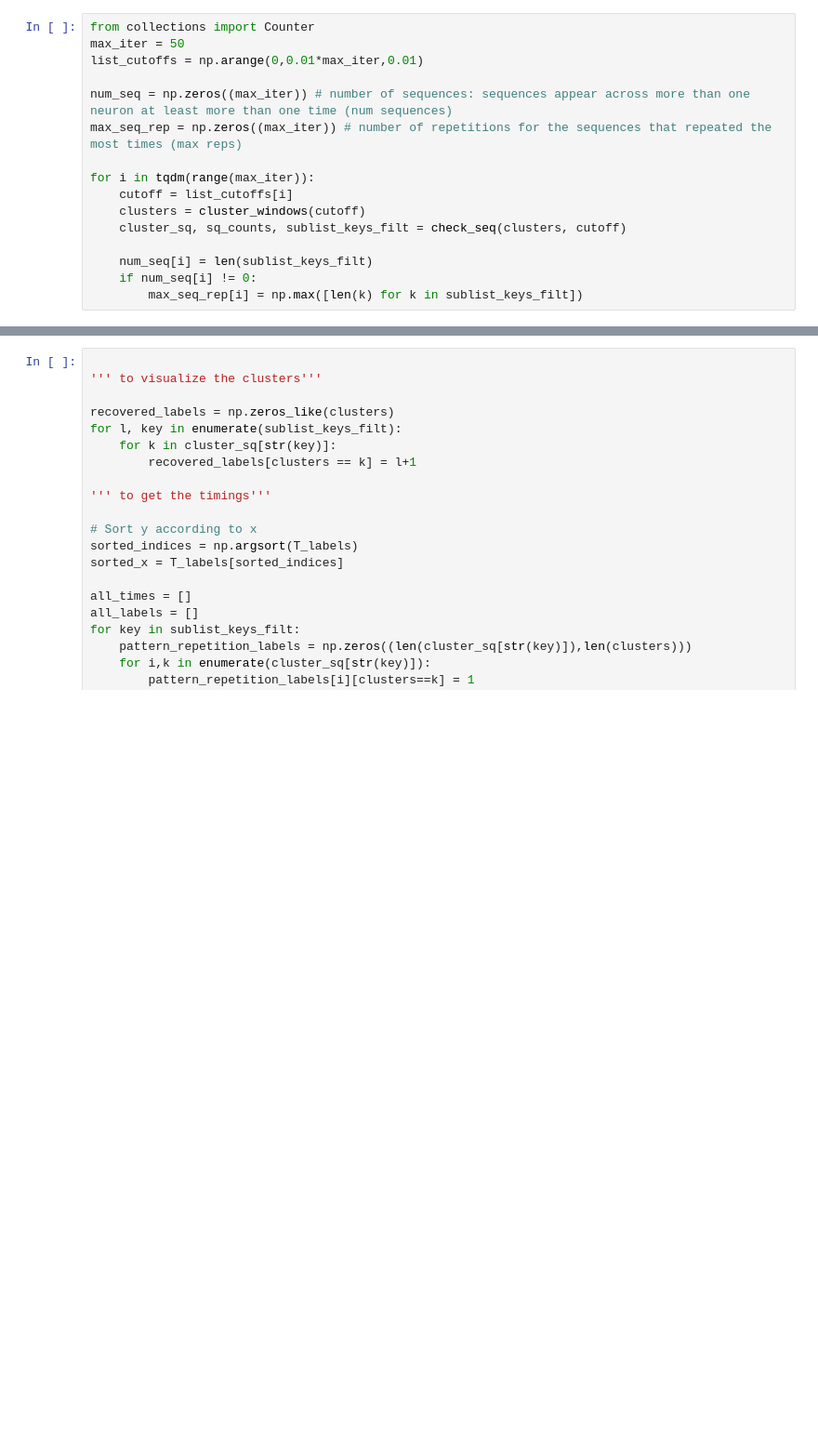
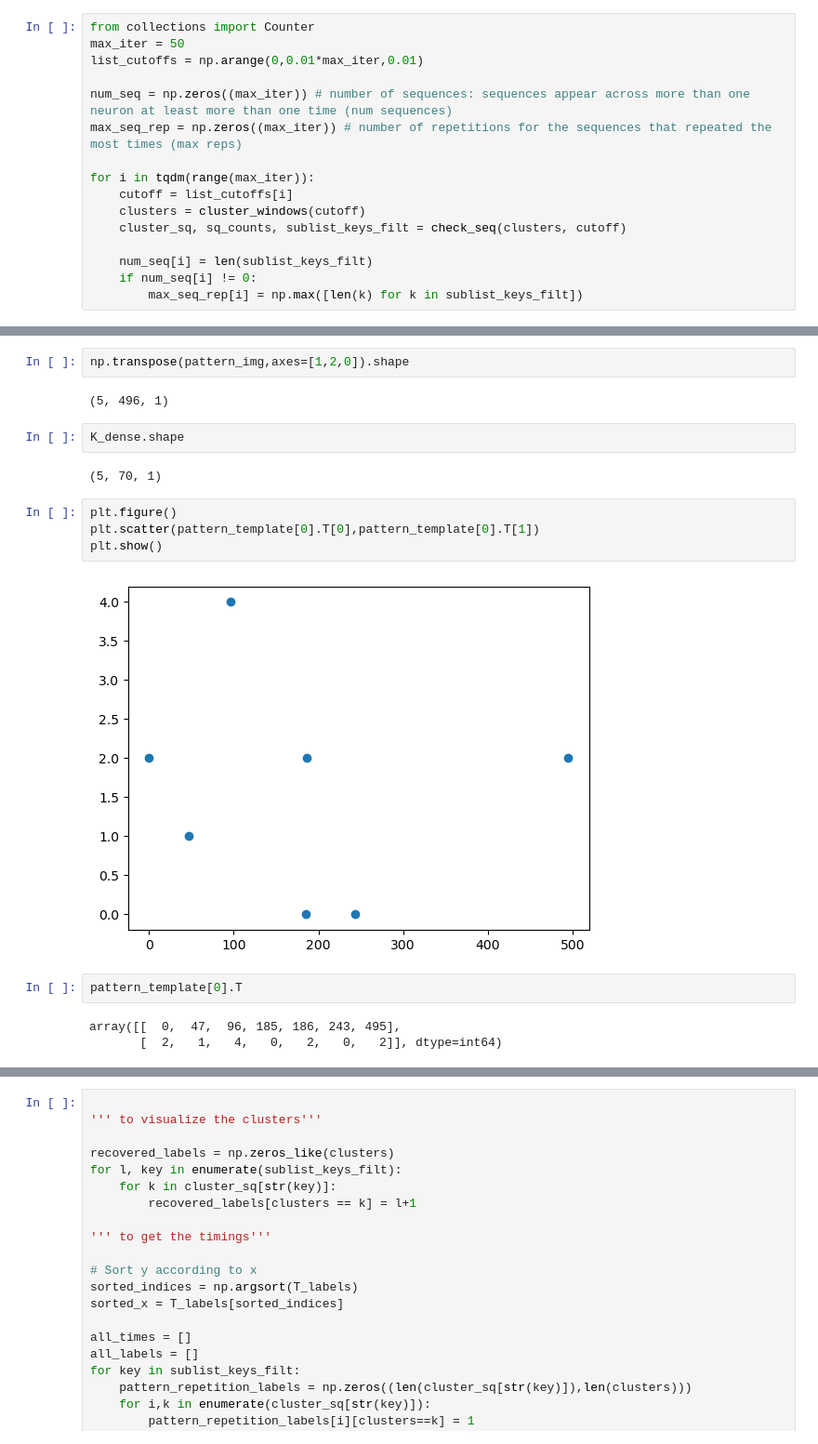
Before and after one commit to CosmicSurgery/thesis_notebooks, a Jupyter notebook: 2023.07.23 - Unsupervised Learning/Practice notebooks/2023.09.05 - UL HDP Implementing adaptive thresholding, CLEAN.ipynb, the cells around one changed output, grey strips where cells are left out. Shown at 93% size. Drawn from its saved outputs; the diff is of its cells as text; blank space fills up the shorter version.

```diff
--- a/2023.07.23 - Unsupervised Learning/Practice notebooks/2023.09.05 - UL HDP Implementing adaptive thresholding, CLEAN.ipynb
+++ b/2023.07.23 - Unsupervised Learning/Practice notebooks/2023.09.05 - UL HDP Implementing adaptive thresholding, CLEAN.ipynb
@@ -305,3 +329,22 @@ plt.show()
+# %%
+np.transpose(pattern_img,axes=[1,2,0]).shape
+# %% [output]
+(5, 496, 1)
+# %%
+K_dense.shape
+# %% [output]
+(5, 70, 1)
+# %%
+plt.figure()
+plt.scatter(pattern_template[0].T[0],pattern_template[0].T[1])
+plt.show()
+# %% [output]
+[figure, added]
+# %%
+pattern_template[0].T
+# %% [output]
+array([[  0,  47,  96, 185, 186, 243, 495],
+       [  2,   1,   4,   0,   2,   0,   2]], dtype=int64)
 # %%
 from collections import Counter
 
```
Also changed, not shown: parts of 9 cells of this notebook, 1 other file.
